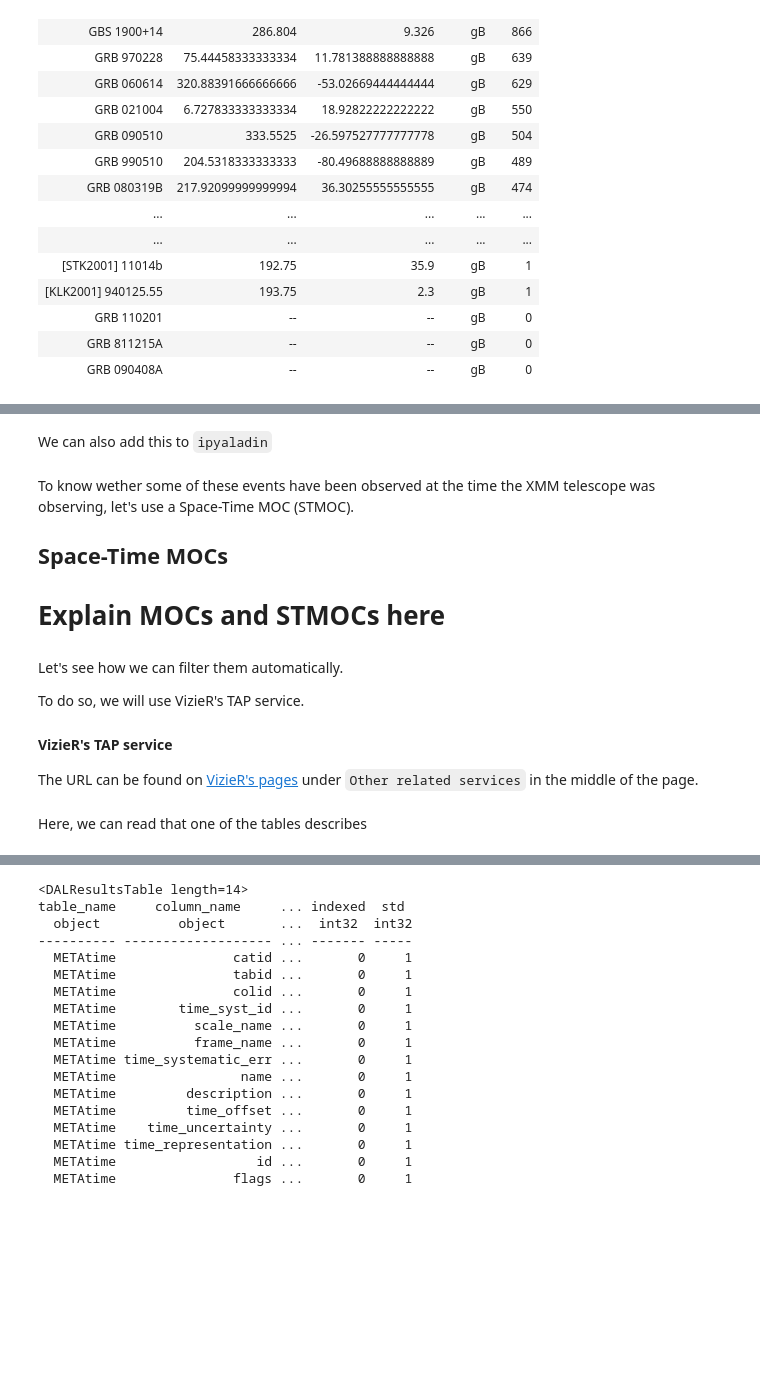
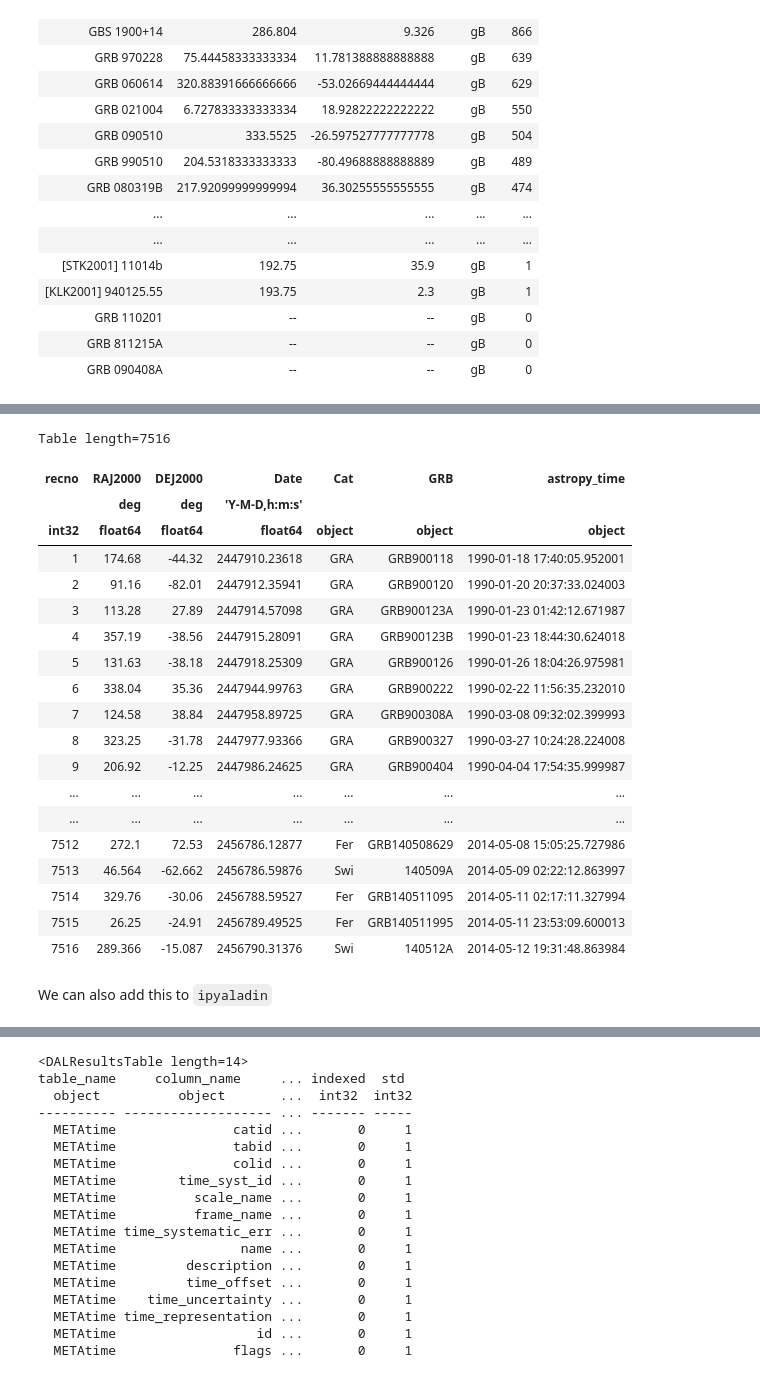
Before and after one commit to cds-astro/tutorials, a Jupyter notebook: Past_Conferences_and_Schools/2024_IAU/space_and_time_queries.ipynb, the cells around one changed output, grey strips where cells are left out. Cells and saved outputs as stored; diff of their text form; code cells hidden in the pictures; blank space fills up the shorter version.

Commit message:
feat: add example with only space moc

```diff
--- a/Past_Conferences_and_Schools/2024_IAU/space_and_time_queries.ipynb
+++ b/Past_Conferences_and_Schools/2024_IAU/space_and_time_queries.ipynb
@@ -773,0 +577,3 @@ Table length=1020
+# %%
+grb_list = tap_vizier.search('SELECT * from "IX/51/table2"').to_table()
+grb_list
@@ -774,3 +601,28 @@ Table length=1020
+# %%
+grb_list["astropy_time"] = Time(grb_list["Date"], format="jd").to_datetime()
+grb_list.sort("recno")
+grb_list
+# %% [output]
+Table length=7516
+| recno | RAJ2000 | DEJ2000 | Date | Cat | GRB | astropy_time |
+|  | deg | deg | 'Y-M-D,h:m:s' |  |  |  |
+| int32 | float64 | float64 | float64 | object | object | object |
+| 1 | 174.68 | -44.32 | 2447910.23618 | GRA | GRB900118 | 1990-01-18 17:40:05.952001 |
+| 2 | 91.16 | -82.01 | 2447912.35941 | GRA | GRB900120 | 1990-01-20 20:37:33.024003 |
+| 3 | 113.28 | 27.89 | 2447914.57098 | GRA | GRB900123A | 1990-01-23 01:42:12.671987 |
+| 4 | 357.19 | -38.56 | 2447915.28091 | GRA | GRB900123B | 1990-01-23 18:44:30.624018 |
+| 5 | 131.63 | -38.18 | 2447918.25309 | GRA | GRB900126 | 1990-01-26 18:04:26.975981 |
+| 6 | 338.04 | 35.36 | 2447944.99763 | GRA | GRB900222 | 1990-02-22 11:56:35.232010 |
+| 7 | 124.58 | 38.84 | 2447958.89725 | GRA | GRB900308A | 1990-03-08 09:32:02.399993 |
+| 8 | 323.25 | -31.78 | 2447977.93366 | GRA | GRB900327 | 1990-03-27 10:24:28.224008 |
+| 9 | 206.92 | -12.25 | 2447986.24625 | GRA | GRB900404 | 1990-04-04 17:54:35.999987 |
+| ... | ... | ... | ... | ... | ... | ... |
+| ... | ... | ... | ... | ... | ... | ... |
+| 7512 | 272.1 | 72.53 | 2456786.12877 | Fer | GRB140508629 | 2014-05-08 15:05:25.727986 |
+| 7513 | 46.564 | -62.662 | 2456786.59876 | Swi | 140509A | 2014-05-09 02:22:12.863997 |
+| 7514 | 329.76 | -30.06 | 2456788.59527 | Fer | GRB140511095 | 2014-05-11 02:17:11.327994 |
+| 7515 | 26.25 | -24.91 | 2456789.49525 | Fer | GRB140511995 | 2014-05-11 23:53:09.600013 |
+| 7516 | 289.366 | -15.087 | 2456790.31376 | Swi | 140512A | 2014-05-12 19:31:48.863984 |
 # %% [markdown]
 We can also add this to `ipyaladin`
 # %%
@@ -778,16 +629,0 @@ aladin.add_table(frbs, color="yellow", shape="circle", marker_size=10)
-# %% [markdown]
-To know wether some of these events have been observed at the time the XMM telescope was observing, let's use a Space-Time MOC (STMOC).
-
-## Space-Time MOCs
-
-# Explain MOCs and STMOCs here
-# %% [markdown]
- Let's see how we can filter them automatically.
-
-To do so, we will use VizieR's TAP service.
-
-#### VizieR's TAP service
-
-The URL can be found on [VizieR's pages](https://vizier.unistra.fr/) under `Other related services` in the middle of the page.
-# %% [markdown]
-Here, we can read that one of the tables describes
```
Also changed, not shown: parts of 103 cells of this notebook, 1 other file.
